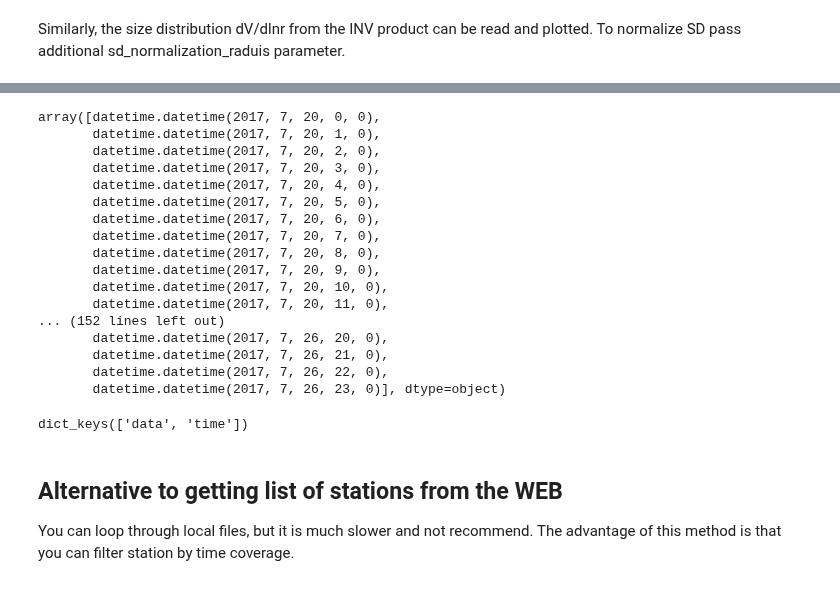
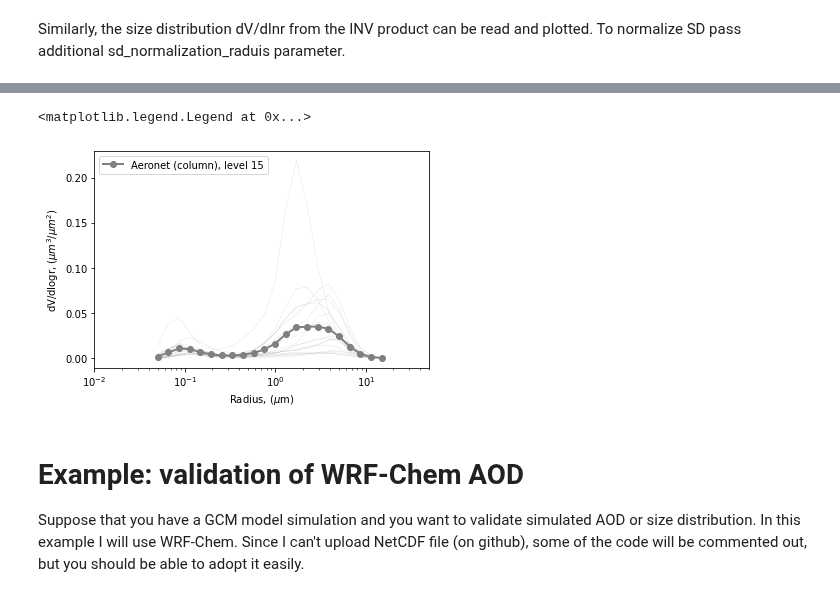
Before and after one commit to SeregaOsipov/ClimPy, a Jupyter notebook: examples/aeronet_examples.ipynb, the cells around one changed output, grey strips where cells are left out. Drawn from its saved outputs; the diff is of its cells as text; code cells hidden in the pictures.

```diff
--- a/examples/aeronet_examples.ipynb
+++ b/examples/aeronet_examples.ipynb
@@ -185,2 +58,0 @@ wrf_time = wrf_utils.generate_netcdf_uniform_time_data(nc.variables['Times'])
-# %%
-station = stations_inside_domain.iloc[0]
@@ -195,23 +58,0 @@ Name: 0, dtype: object
-# %%
-# not all Aeronet stations will have the time coverage, find out which ones do
-time_range = (np.min(wrf_time), np.max(wrf_time))
-aod_vo = aeronet.get_aod_diag(station, 'AOD_500nm', level=15, res=aeronet.ALL_POINTS,
-                                      time_range=time_range)
-# %% [output]
-array([datetime.datetime(2017, 7, 20, 0, 0),
-       datetime.datetime(2017, 7, 20, 1, 0),
-       datetime.datetime(2017, 7, 20, 2, 0),
-       datetime.datetime(2017, 7, 20, 3, 0),
-       datetime.datetime(2017, 7, 20, 4, 0),
-       datetime.datetime(2017, 7, 20, 5, 0),
-       datetime.datetime(2017, 7, 20, 6, 0),
-       datetime.datetime(2017, 7, 20, 7, 0),
-       datetime.datetime(2017, 7, 20, 8, 0),
-       datetime.datetime(2017, 7, 20, 9, 0),
-       datetime.datetime(2017, 7, 20, 10, 0),
-       datetime.datetime(2017, 7, 20, 11, 0),
-... (152 lines left out)
-       datetime.datetime(2017, 7, 26, 20, 0),
-       datetime.datetime(2017, 7, 26, 21, 0),
-       datetime.datetime(2017, 7, 26, 22, 0),
-       datetime.datetime(2017, 7, 26, 23, 0)], dtype=object)
@@ -230,8 +59,24 @@ vo = aeronet.get_aod_diag('*{}*'.format(station_df['Site_Name']), 'AOD_500nm', l
-# %%
-vo.keys()
-# %% [output]
-dict_keys(['data', 'time'])
-# %% [markdown]
-## Alternative to getting list of stations from the WEB
-You can loop through local files, but it is much slower and not recommend.
-The advantage of this method is that you can filter station by time coverage.
+# %%
+vo = aeronet.get_size_distribution('*{}*'.format(station), level=15, res=aeronet.DAILY,
+                                   # sd_normalization_raduis=0.5,  # will normalize to 1 at 0.5 micron
+                                      time_range=time_range)
+
+plt.figure()
+#plot individual SDs
+plt.plot(vo['radii'], np.transpose(vo['data']), '-', color='gray', lw=0.1)
+# and the mean
+plt.plot(vo['radii'], np.mean(vo['data'], axis=0), '-o', color='gray', lw=2, label='Aeronet (column), level {}'.format(level))
+
+plt.xscale('log')
+plt.xlim([1 * 10 ** -2, 5 * 10 ** 1])
+plt.xlabel('Radius, ($\mu $m)')
+plt.ylabel('dV/dlogr, ($\mu m^3$/$\mu m^2$)')
+plt.legend()
+# %% [output]
+<matplotlib.legend.Legend at 0x...>
+[figure, added]
+# %% [markdown]
+# Example: validation of WRF-Chem AOD
+
+Suppose that you have a GCM model simulation and you want to validate simulated AOD or size distribution.
+In this example I will use WRF-Chem. Since I can't upload NetCDF file (on github), some of the code will be commented out, but you should be able to adopt it easily.
```
Also changed, not shown: parts of 42 cells of this notebook, 9 other files.
